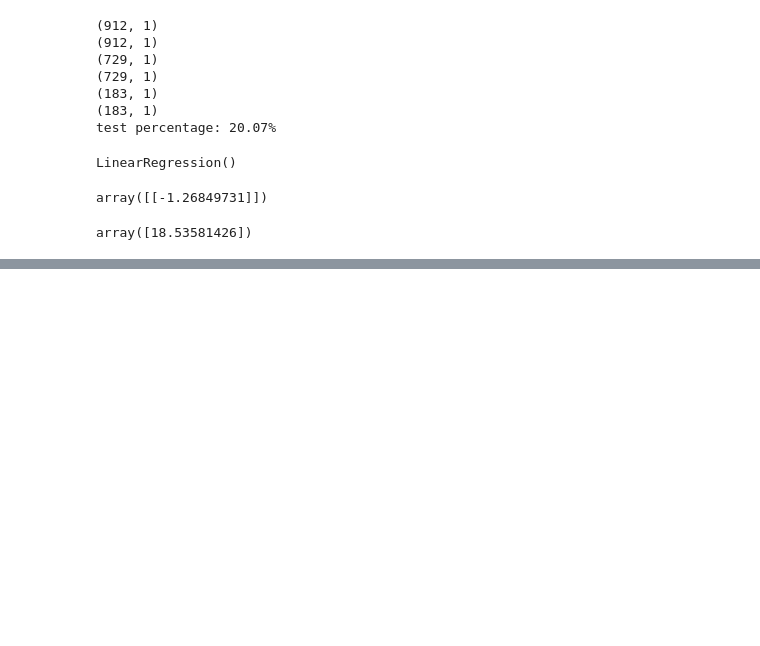
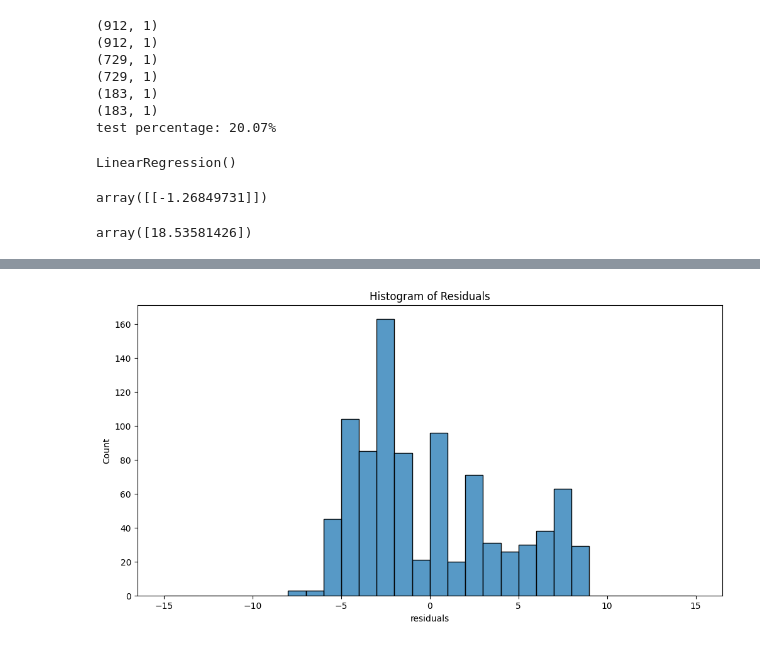
Before and after one commit to CALLmeDOMIN/f1_analysis, a Jupyter notebook: main.ipynb, the cells around one changed output, grey strips where cells are left out. Saved outputs shown, nothing was run; the diff lists cells and outputs as text; code cells hidden in the pictures; blank space fills up the shorter version.

```diff
--- a/main.ipynb
+++ b/main.ipynb
@@ -355,0 +422,4 @@ array([18.53581426])
+# %%
+final_df['predicted_points'] = model.predict(x)
+final_df['residuals'] = final_df['points'] - final_df['predicted_points']
+final_df['residuals'].describe()
@@ -355,0 +436,7 @@ array([18.53581426])
+# %%
+plt.figure(figsize=(12, 6))
+sns.histplot(final_df['residuals'], bins=range(-15, 16, 1))
+plt.title('Histogram of Residuals')
+plt.show()
+# %% [output]
+[figure, added]
```
Also changed, not shown: parts of 24 cells of this notebook.
